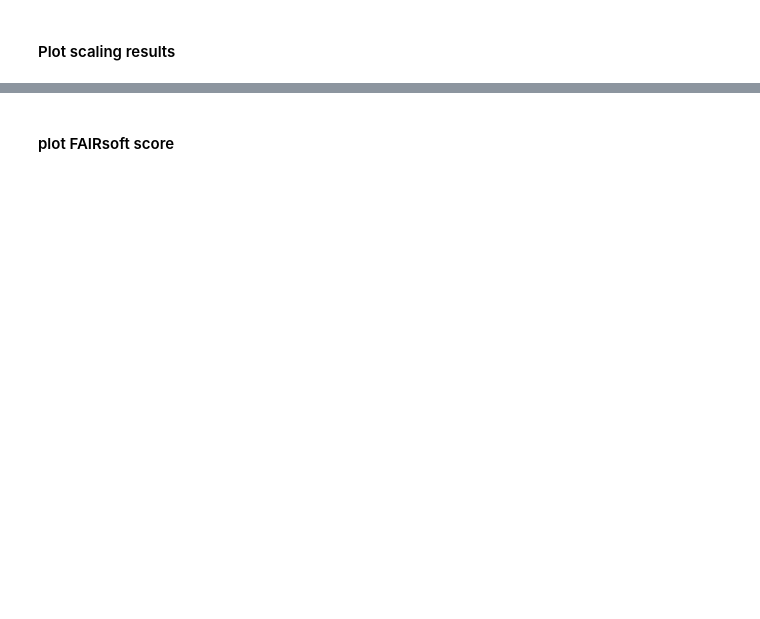
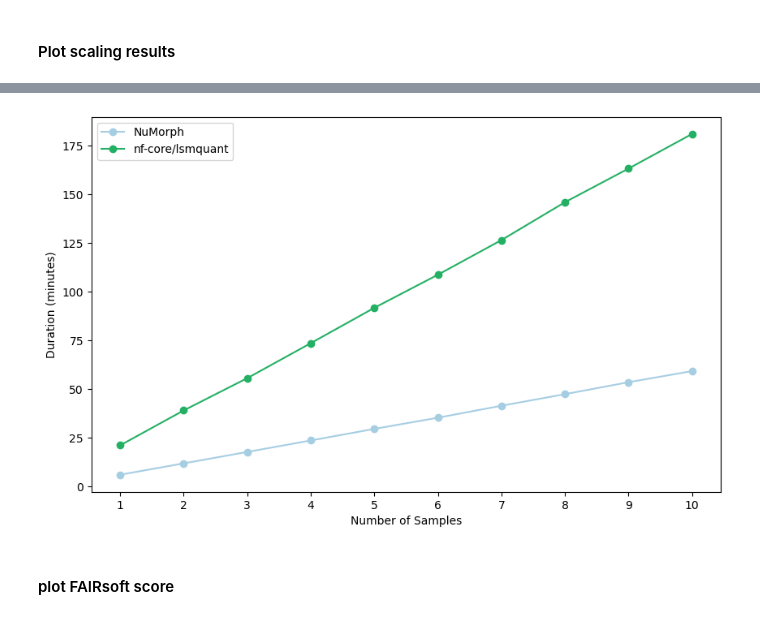
Before and after one commit to CaroAMN/rescue_orphan_code_results, a Jupyter notebook: resource_usage/scaling_results.ipynb, the cells around one changed output, grey strips where cells are left out. Cells and saved outputs as stored; diff of their text form; code cells hidden in the pictures; blank space fills up the shorter version.

```diff
--- a/resource_usage/scaling_results.ipynb
+++ b/resource_usage/scaling_results.ipynb
@@ -915,6 +840,19 @@ NuMorph
 # %%
 matlab_process = {'n_samples': [1,2,3,4,5,6,7,8,9,10], 'duration [minutes]': [3.08, 6.12, 9.07, 12.19, 15.19, 18.32, 21.30, 24.46, 27.85, 30.71]}
 nextflow_scaling_data = {'n_samples': [1,2,3,4,5,6,7,8,9,10], 'duration [minutes]': [4.75, 5.67, 7.57, 8.92, 10.92, 12.15, 14.23, 15.95, 17.80, 19.70]}
+# %%
+# scaling with count process
+numorph_process_all = {'n_samples': [1,2,3,4,5,6,7,8,9,10],  'duration [minutes]': [(3.08 + 2.93) ,
+                                                                                    (6.12 +2.88 + 2.85),
+                                                                                    (9.07 + 2.88 + 2.92 + 2.84),
+                                                                                    (12.19 + 2.86 + 2.86 + 2.84 + 2.85),
+                                                                                    (15.19 + 2.83 + 2.88+ 2.90+ 2.84+2.89),
+                                                                                    (18.32 + 2.81 +2.84+ 2.81+ 2.85+ 2.75+ 2.90),
+                                                                                    (21.30 + 2.93+ 2.83+ 2.91+ 2.88+ 2.84+ 2.88+ 2.85),
+                                                                                    (24.46 + 2.92+ 2.88+ 2.86+ 2.86+ 2.86+ 2.88+ 2.81 + 2.83),
+                                                                                    (27.85 + 2.88 + 2.84 + 2.89 + 2.81 + 2.89 + 2.85+ 2.85 + 2.83 + 2.81),
+                                                                                    (30.71 + 2.91+ 2.81+ 2.87+ 2.89+ 2.80 + 2.88 + 2.88+ 2.84 + 2.77 + 2.83)]}
+lsmquant_process_all = {'n_samples': [1,2,3,4,5,6,7,8,9,10], 'duration [minutes]': [21.1, 39.01, 55.57, 73.53,  91.67, 108.65, 126.42, 145.87, 163.13,180.9]}
 # %%
 # plot the scaling results: x axis is n_samples and y axis is the duration in minutesfor numorph and nf-core/lsmquant
 # show all x axis ticks
@@ -932,3 +872,19 @@ plt.show()
+# %%
+# plot scaling results with all processes
+
+plt.figure(figsize=(10, 6))
+plt.plot(numorph_process_all['n_samples'], numorph_process_all['duration [minutes]'], marker='o', label='NuMorph', color="#a6cee3")
+plt.plot(lsmquant_process_all['n_samples'], lsmquant_process_all['duration [minutes]'], marker='o', label='nf-core/lsmquant', color="#24B064")
+plt.xlabel('Number of Samples')
+plt.xticks(numorph_process_all['n_samples'])  # Show all x-axis ticks
+plt.ylabel('Duration (minutes)')
+#plt.title('Scaling of Total Wall Time with Number of Samples')
+plt.legend()
+plt.savefig("scaling_all_processes.png", dpi=300, bbox_inches="tight",
+            facecolor="white")
+plt.show()
+# %% [output]
+[figure, added]
 # %% [markdown]
 #### plot FAIRsoft score
 # %%
```
Also changed, not shown: parts of 12 cells of this notebook, 6 other files.
